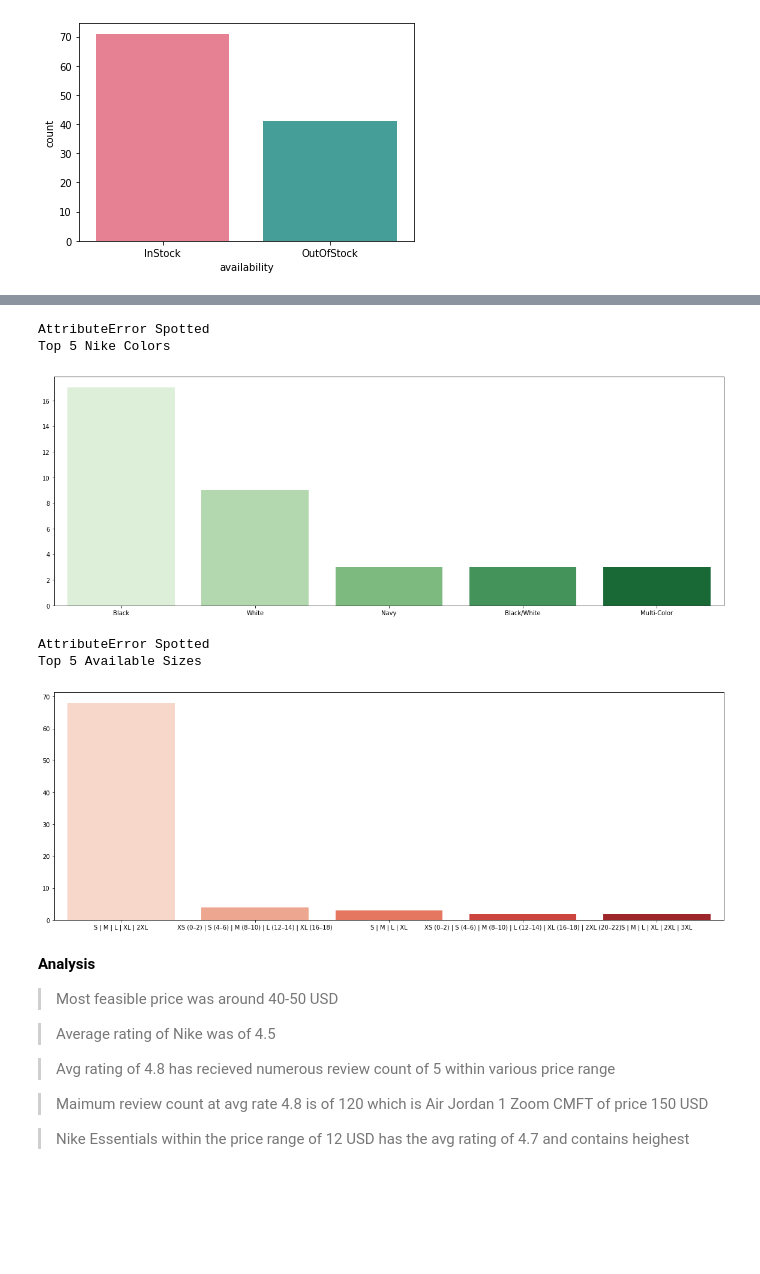
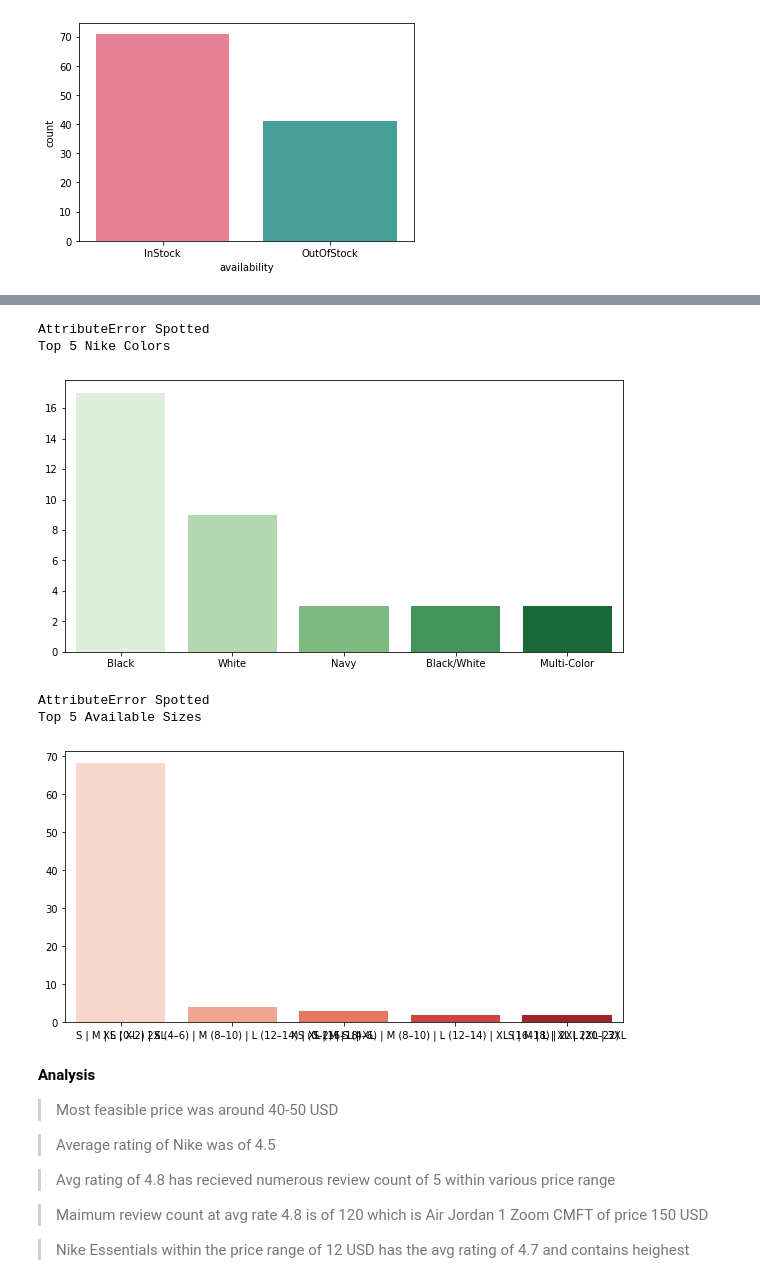
Before and after one commit to pranamyasin/nike, a Jupyter notebook: Nike_dataset_EDA.ipynb, the cells around one changed output, grey strips where cells are left out. Drawn from its saved outputs; the diff is of its cells as text; code cells hidden in the pictures; blank space fills up the shorter version.

```diff
--- a/Nike_dataset_EDA.ipynb
+++ b/Nike_dataset_EDA.ipynb
@@ -249,7 +249,7 @@ sns.countplot(nike['availability'],palette='husl')
 # %%
 try:
   name= nike['name'].value_counts()[:5]
-  plt.figure(figsize=(20,7))
+  plt.figure(figsize=(10,5))
   ax = sns.barplot(x=list(name.keys()),y=list(name.values),palette='Blues')
   for container in ax.containers:
     ax.bar_label(container)
@@ -266,24 +266,24 @@ Top 5 Nike Names
 # %%
 try:
   color = nike['color'].value_counts()[:5]
-  plt.figure(figsize=(20,7))
+  plt.figure(figsize=(10,5))
   ax = sns.barplot(x=list(color.keys()),y=list(color.values),palette='Greens')
   for container in ax.containers:
     ax.bar_label(container)
 
 except AttributeError:
   print('AttributeError Spotted')
 
 finally:
   print('Top 5 Nike Colors')
 # %% [output]
 AttributeError Spotted
 Top 5 Nike Colors
-[figure, old version]
+[figure, new version]
 # %%
 try:
   available = nike['available_sizes'].value_counts()[:5]
-  plt.figure(figsize=(20,7))
+  plt.figure(figsize=(10,5))
   ax = sns.barplot(x=list(available.keys()),y=list(available.values),palette='Reds')
   for container in ax.containers:
     ax.bar_label(container)
@@ -296,7 +296,7 @@ finally:
 # %% [output]
 AttributeError Spotted
 Top 5 Available Sizes
-[figure, old version]
+[figure, new version]
 # %% [markdown]
 **Analysis**
 
```
Also changed, not shown: parts of 3 cells of this notebook.
